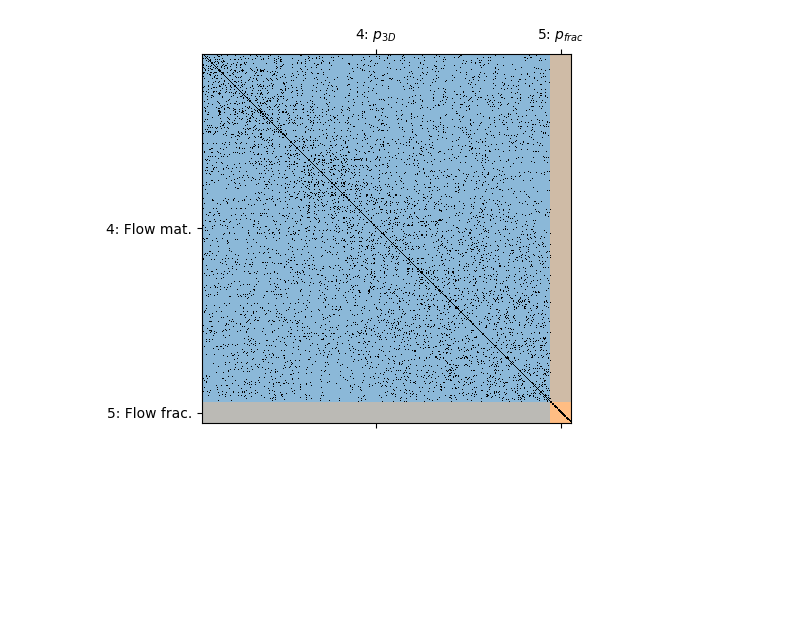
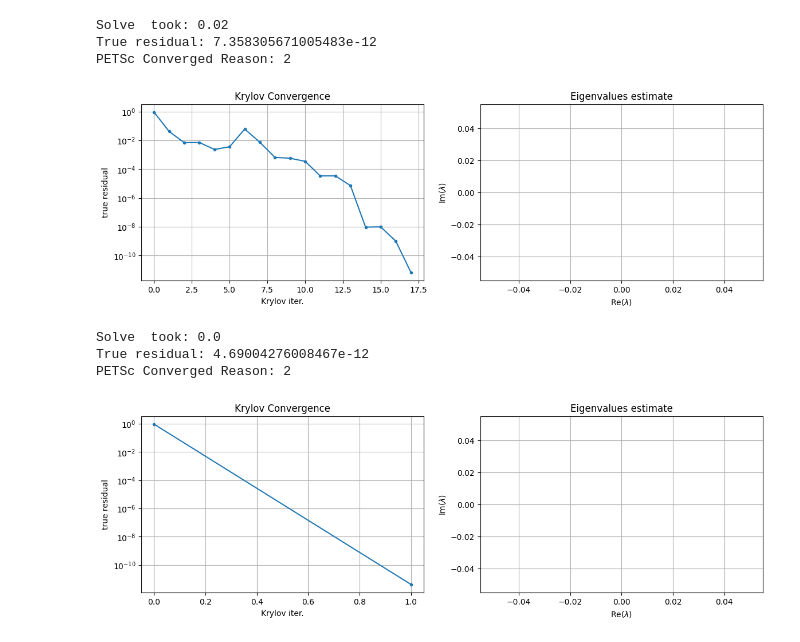
Before and after one commit to pmgbergen/FTHM-Solver, a Jupyter notebook: experiments/load_system.ipynb, the cells around one changed output. Saved outputs shown, nothing was run; the diff lists cells and outputs as text; code cells hidden in the pictures; blank space fills up the shorter version.

```diff
--- a/experiments/load_system.ipynb
+++ b/experiments/load_system.ipynb
@@ -87,4 +97,58 @@ make_fs_analytical(model, J, p_mat_group=4, p_frac_group=5).plot_max()
-# %%
-J[[4,5]].color_spy()
-# %% [output]
-[figure, removed]
+# %%
+solve_petsc_3(
+    J,
+    rhs_global=rhs,
+    ksp_scheme=KSPScheme(
+        # ksp='richardson',
+        preconditioner=FieldSplitScheme(
+            # factorization_type='full',
+            groups=[2, 3],
+            solve=lambda bmat: PetscAMGMechanics(
+                mat=bmat[[2, 3]].mat,
+                dim=model.nd,
+                null_space=build_mechanics_near_null_space(model),
+            ),
+            invertor_type="physical",
+            invertor=lambda bmat: make_fs_analytical(
+                model, bmat, p_mat_group=4, p_frac_group=5
+            ).mat
+            * 1,
+            complement=FieldSplitScheme(
+                # factorization_type='full',
+                groups=[4, 5],
+                solve=lambda bmat: PetscAMGFlow(mat=bmat[[4, 5]].mat, dim=model.nd),
+            ),
+        ),
+    ),
+)
+# %% [output]
+Solve  took: 0.02
+True residual: 7.358305671005483e-12
+PETSc Converged Reason: 2
+[figure, added]
+# %%
+solve_petsc_3(
+    J,
+    rhs_global=rhs,
+    ksp_scheme=KSPScheme(
+        # ksp='richardson',
+        preconditioner=FieldSplitScheme(
+            groups=[1],
+            complement=FieldSplitScheme(
+                groups=[0, 2, 3],
+                invertor=lambda bmat: make_fs_analytical(
+                    model, bmat, p_mat_group=4, p_frac_group=5
+                ).mat * 0,
+                invertor_type="physical",
+                complement=FieldSplitScheme(
+                    groups=[4, 5],
+                ),
+            ),
+        ),
+    ),
+)
+# %% [output]
+Solve  took: 0.0
+True residual: 4.69004276008467e-12
+PETSc Converged Reason: 2
+[figure, added]
```
Also changed, not shown: parts of 7 cells of this notebook, 23 other files.
